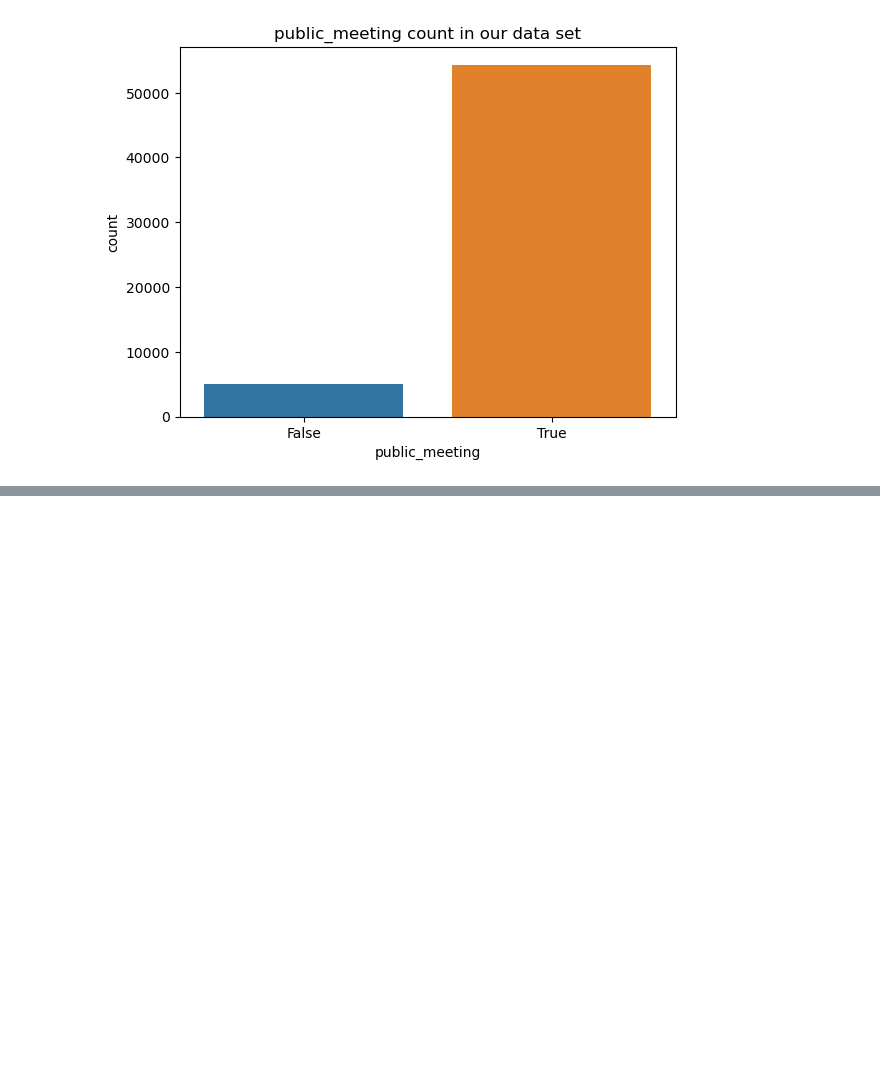
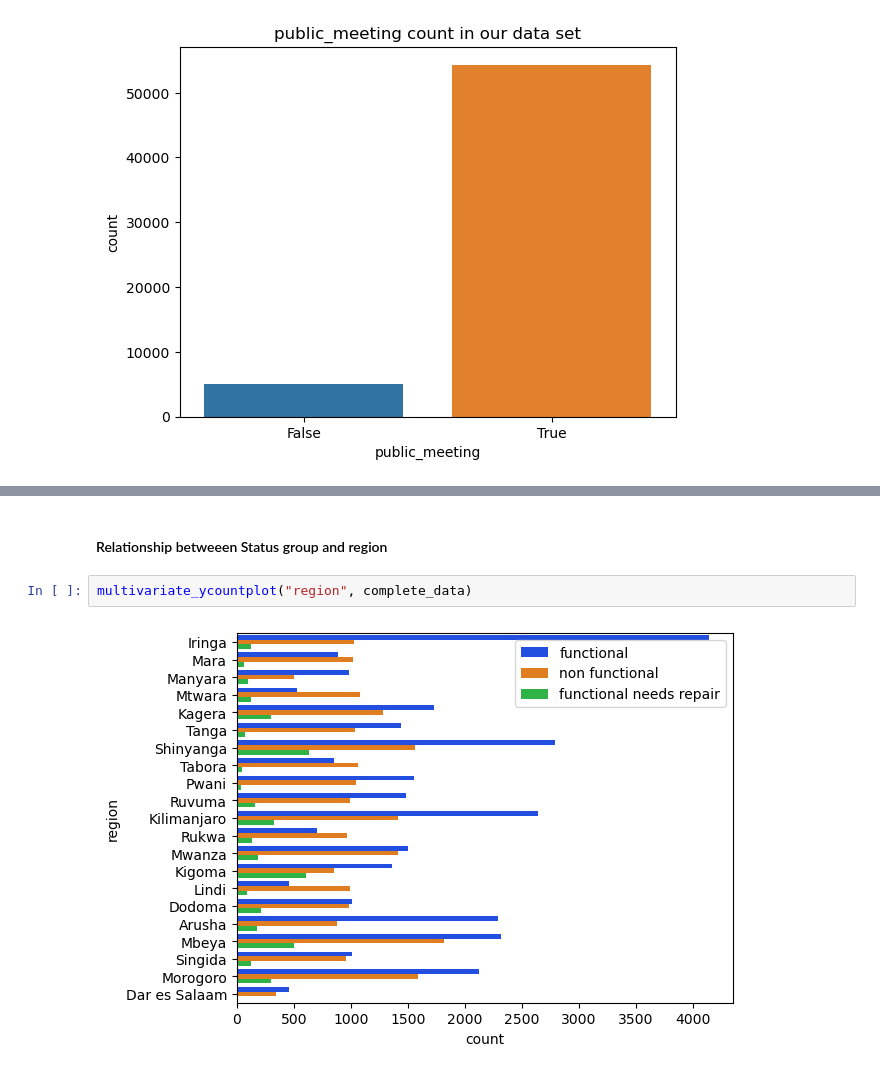
Before and after one commit to dev-ezzy/Classification-model, a Jupyter notebook: index.ipynb, the cells around one changed output, grey strips where cells are left out. Cells and saved outputs as stored; diff of their text form; blank space fills up the shorter version.

```diff
--- a/index.ipynb
+++ b/index.ipynb
@@ -857,0 +895,6 @@ multivariate_ycountplot("public_meeting", complete_data)
+# %% [markdown]
+#### Relationship betweeen Status group and region
+# %%
+multivariate_ycountplot("region", complete_data)
+# %% [output]
+[figure, added]
```
Also changed, not shown: parts of 39 cells of this notebook.
